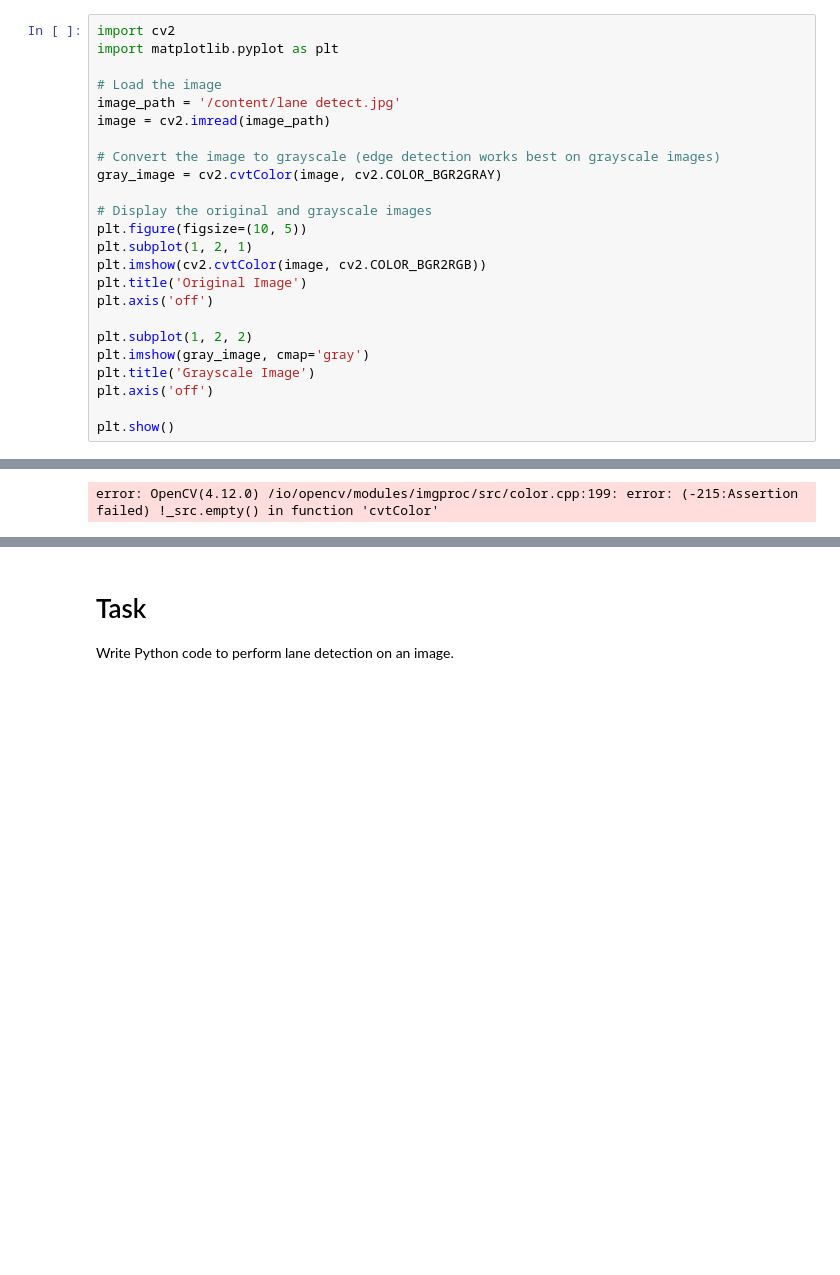
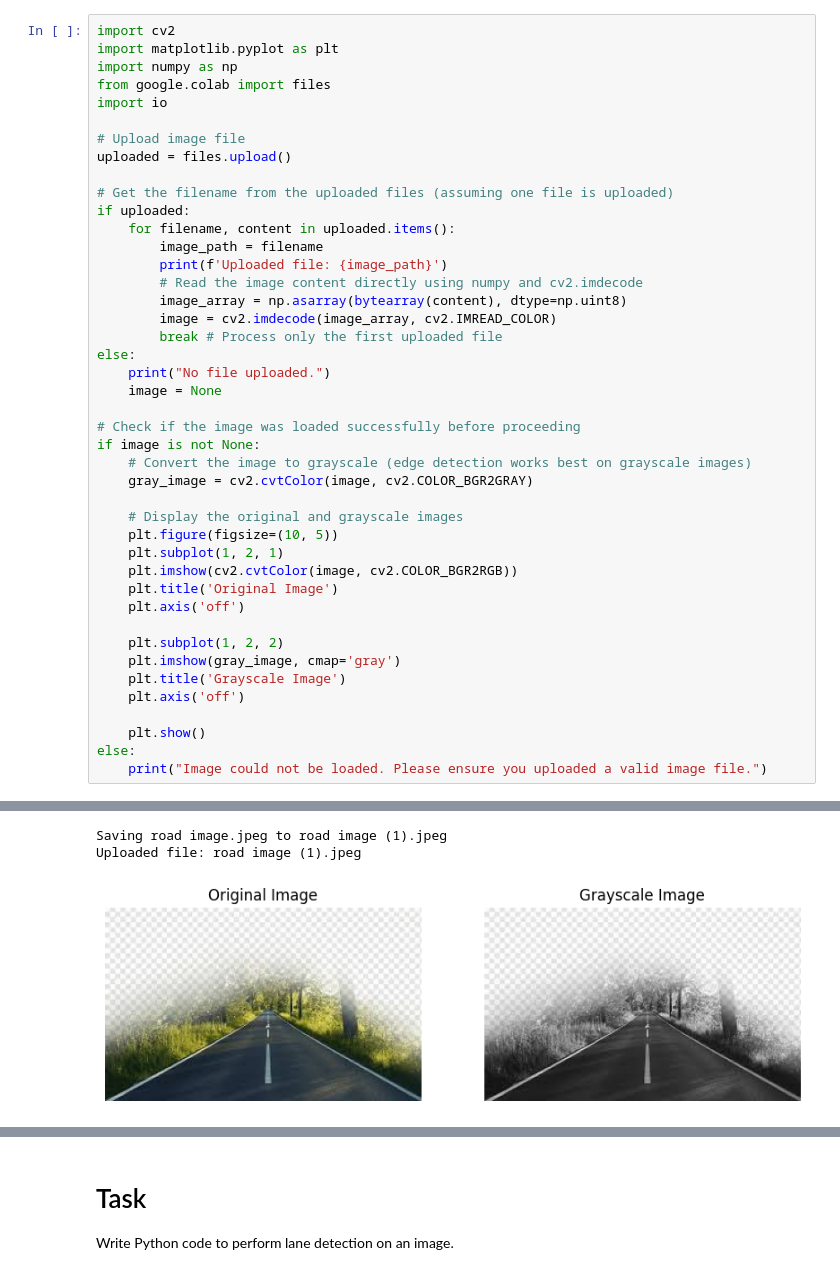
Before and after one commit to Rupa20052003/CODSOFT, a Jupyter notebook: my_first_python_code_.ipynb, the cells around one changed output, grey strips where cells are left out. Drawn from its saved outputs; the diff is of its cells as text; blank space fills up the shorter version.

```diff
--- a/my_first_python_code_.ipynb
+++ b/my_first_python_code_.ipynb
@@ -3,25 +3,44 @@
 # %%
 import cv2
 import matplotlib.pyplot as plt
+import numpy as np
+from google.colab import files
+import io
 
-# Load the image
-image_path = '/content/lane detect.jpg'
-image = cv2.imread(image_path)
+# Upload image file
+uploaded = files.upload()
 
-# Convert the image to grayscale (edge detection works best on grayscale images)
-gray_image = cv2.cvtColor(image, cv2.COLOR_BGR2GRAY)
+# Get the filename from the uploaded files (assuming one file is uploaded)
+if uploaded:
+    for filename, content in uploaded.items():
+        image_path = filename
+        print(f'Uploaded file: {image_path}')
+        # Read the image content directly using numpy and cv2.imdecode
+        image_array = np.asarray(bytearray(content), dtype=np.uint8)
+        image = cv2.imdecode(image_array, cv2.IMREAD_COLOR)
+        break # Process only the first uploaded file
+else:
+    print("No file uploaded.")
+    image = None
 
-# Display the original and grayscale images
-plt.figure(figsize=(10, 5))
-plt.subplot(1, 2, 1)
-plt.imshow(cv2.cvtColor(image, cv2.COLOR_BGR2RGB))
-plt.title('Original Image')
-plt.axis('off')
+# Check if the image was loaded successfully before proceeding
+if image is not None:
+    # Convert the image to grayscale (edge detection works best on grayscale images)
+    gray_image = cv2.cvtColor(image, cv2.COLOR_BGR2GRAY)
 
-plt.subplot(1, 2, 2)
-plt.imshow(gray_image, cmap='gray')
-plt.title('Grayscale Image')
-plt.axis('off')
+    # Display the original and grayscale images
+    plt.figure(figsize=(10, 5))
+    plt.subplot(1, 2, 1)
+    plt.imshow(cv2.cvtColor(image, cv2.COLOR_BGR2RGB))
+    plt.title('Original Image')
+    plt.axis('off')
 
-plt.show()
+    plt.subplot(1, 2, 2)
+    plt.imshow(gray_image, cmap='gray')
+    plt.title('Grayscale Image')
+    plt.axis('off')
+
+    plt.show()
+else:
+    print("Image could not be loaded. Please ensure you uploaded a valid image file.")
 # %% [output]
@@ -28 +48,3 @@ plt.show()
-error: OpenCV(4.12.0) /io/opencv/modules/imgproc/src/color.cpp:199: error: (-215:Assertion failed) !_src.empty() in function 'cvtColor'
+Saving road image.jpeg to road image (1).jpeg
+Uploaded file: road image (1).jpeg
+[figure, added]
```
Also changed, not shown: parts of 11 cells of this notebook.
